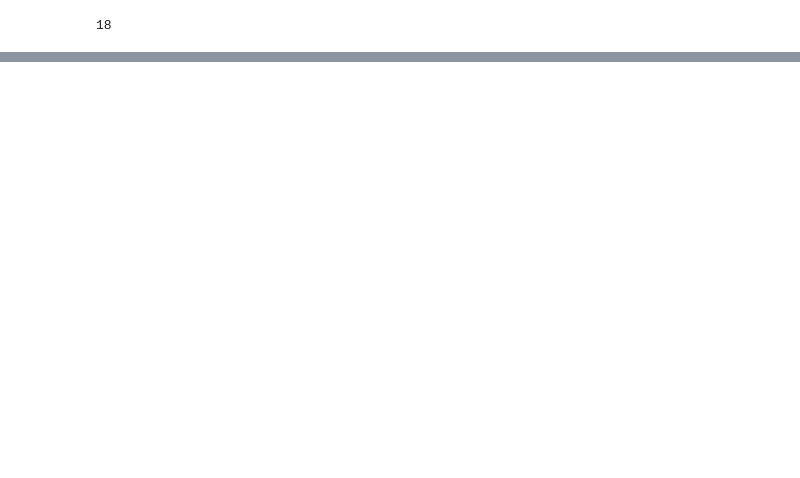
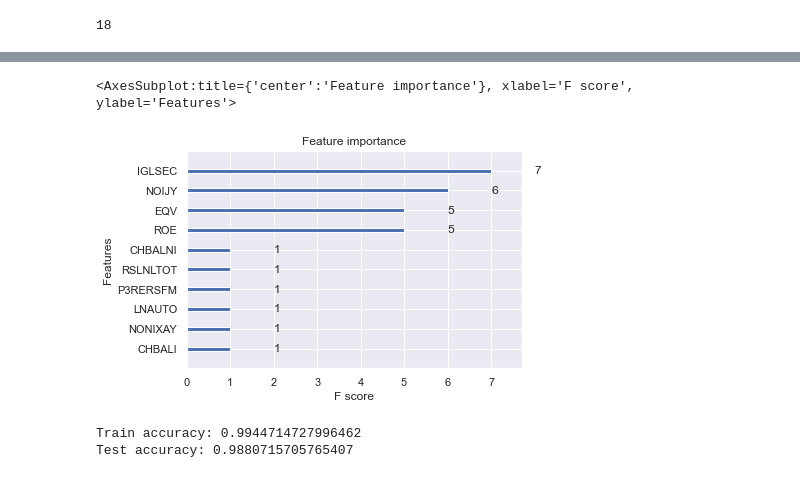
Before and after one commit to tmdrake13/BankFind, a Jupyter notebook: Longitudinal.ipynb, the cells around one changed output, grey strips where cells are left out. Cells and saved outputs as stored; diff of their text form; code cells hidden in the pictures; blank space fills up the shorter version.

```diff
--- a/Longitudinal.ipynb
+++ b/Longitudinal.ipynb
@@ -81,0 +82,16 @@ cdataf = cdata.select_dtypes(exclude=['object', 'string'])
+# %%
+cdata_shuff =  cdata3.sample(frac=1, random_state=70)
+inputs = cdata_shuff.drop('ROA', axis = 1)
+targets = [0 if x < 1  else 1 for x in cdata_shuff['ROA']]
+# %%
+train, test = train, test = train_test_split(inputs, test_size=0.10, shuffle=False)
+
+train_targets = targets[:len(train)]
+test_targets = targets[len(train):]
+# %%
+dtrain = xgb.DMatrix(train, label=train_targets)
+dtest = xgb.DMatrix(test, label=test_targets)
+# %%
+param = {'max_depth':2, 'eta':1, 'objective':'binary:logistic' }
+num_round = 10
+bst = xgb.train(param, dtrain, num_round)
@@ -81,0 +102,30 @@ cdataf = cdata.select_dtypes(exclude=['object', 'string'])
+# %%
+xgb.plot_importance(bst)
+# %% [output]
+<AxesSubplot:title={'center':'Feature importance'}, xlabel='F score', ylabel='Features'>
+[figure, added]
+# %%
+test_count = 0
+
+for i in range(len(test)):
+    if preds[i] >= .5:
+        pred = 1
+    else:
+        pred = 0
+    if pred == test_targets[i]:
+        test_count+=1
+
+train_preds = bst.predict(dtrain)
+train_count = 0
+for i in range(len(train)):
+    if train_preds[i] >= .5:
+        pred = 1
+    else:
+        pred = 0
+    if pred == train_targets[i]:
+        train_count+=1
+
+print(f'Train accuracy: {train_count / len(train)}\nTest accuracy: {test_count/ len(test)}')
+# %% [output]
+Train accuracy: 0.9944714727996462
+Test accuracy: 0.9880715705765407
```
Also changed, not shown: parts of 21 cells of this notebook, 4 other files.
